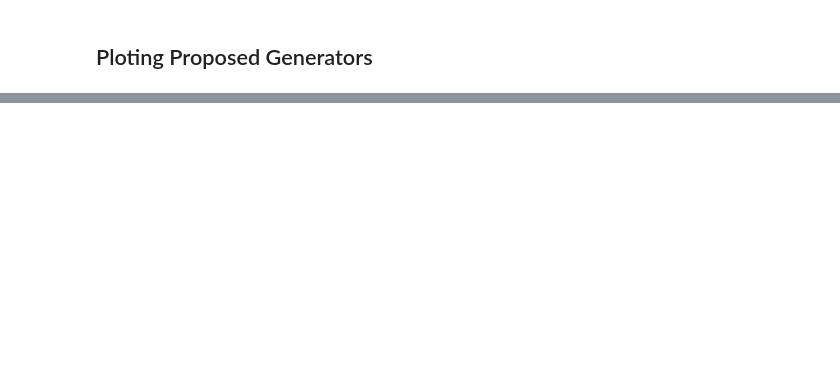
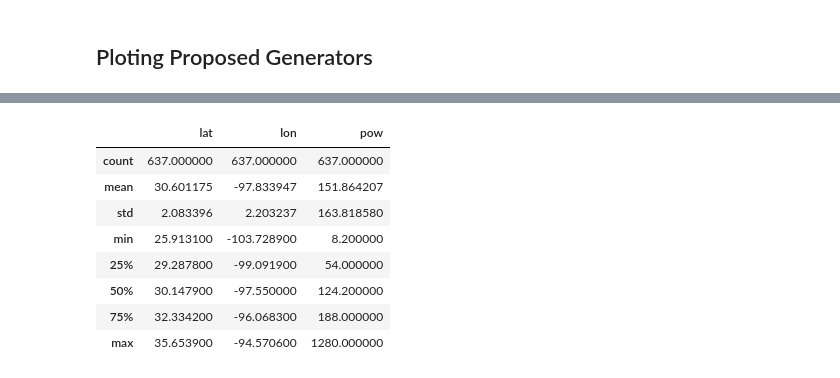
Before and after one commit to alberlin232/ML-Energy-Capstone, a Jupyter notebook: ERCOT/Capacity and Location.ipynb, the cells around one changed output, grey strips where cells are left out. Cells and saved outputs as stored; diff of their text form; code cells hidden in the pictures; blank space fills up the shorter version.

```diff
--- a/ERCOT/Capacity and Location.ipynb
+++ b/ERCOT/Capacity and Location.ipynb
@@ -145,0 +176,12 @@ plt.show()
+# %%
+gen.describe()
+# %% [output]
+|  | lat | lon | pow |
+| count | 637.000000 | 637.000000 | 637.000000 |
+| mean | 30.601175 | -97.833947 | 151.864207 |
+| std | 2.083396 | 2.203237 | 163.818580 |
+| min | 25.913100 | -103.728900 | 8.200000 |
+| 25% | 29.287800 | -99.091900 | 54.000000 |
+| 50% | 30.147900 | -97.550000 | 124.200000 |
+| 75% | 32.334200 | -96.068300 | 188.000000 |
+| max | 35.653900 | -94.570600 | 1280.000000 |
```
Also changed, not shown: parts of 4 cells of this notebook.
